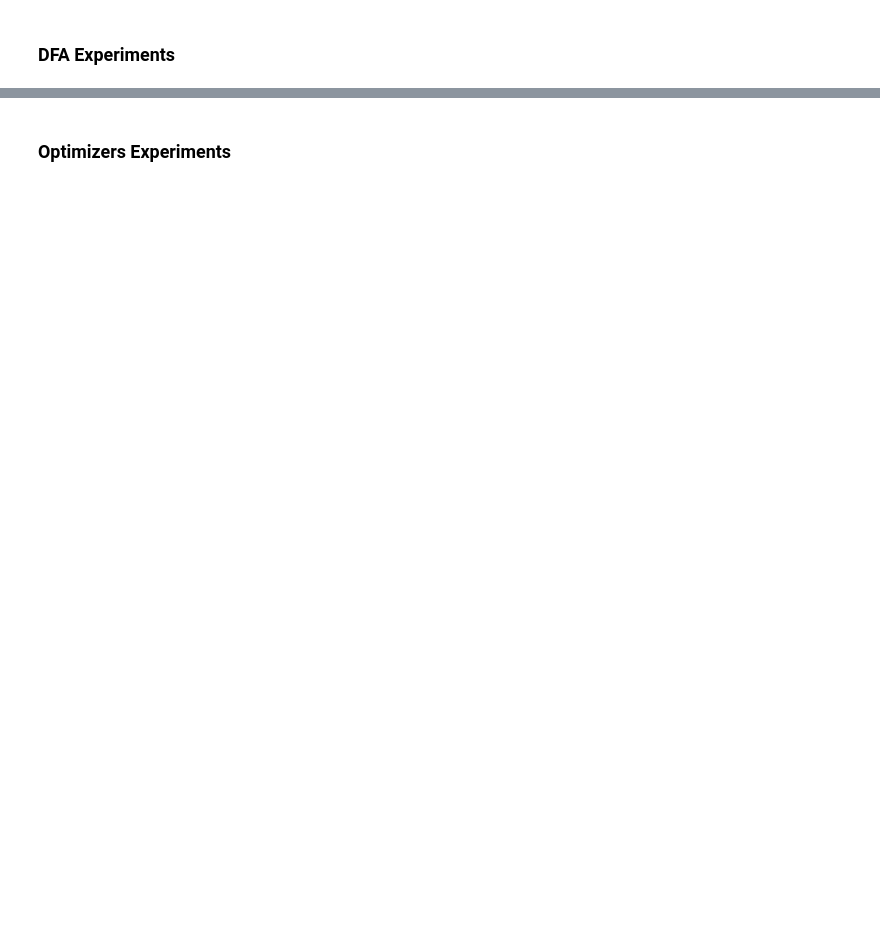
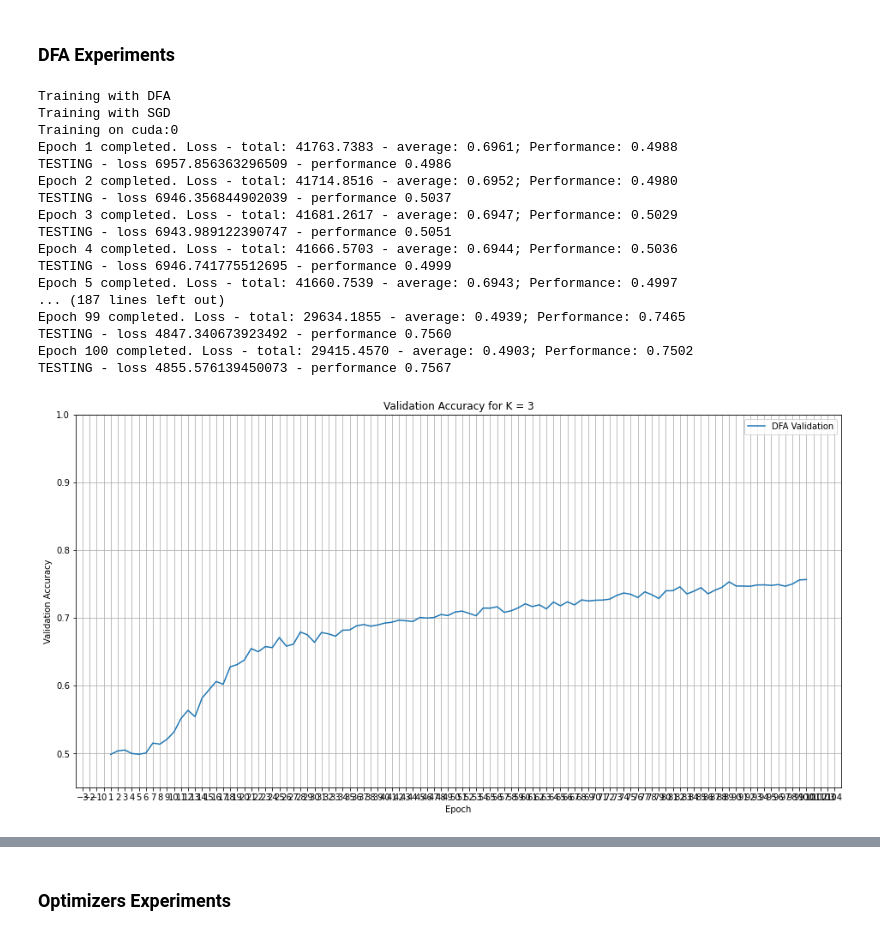
Before and after one commit to demirbilek95/Dynamics-of-Learning, a Jupyter notebook: 01-Experiments.ipynb, the cells around one changed output, grey strips where cells are left out. Drawn from its saved outputs; the diff is of its cells as text; code cells hidden in the pictures; blank space fills up the shorter version.

```diff
--- a/01-Experiments.ipynb
+++ b/01-Experiments.ipynb
@@ -176,13 +371,32 @@ plt.show();
 # %%
 # run DFA up to 100 epochs to see if we get similar result as BP
 k=3
 learn_rate = 0.01
 modelManual4 = MLPManual(k, learn_rate, loss_type, "DFA", B_initialization, optim, device, False)
 trainLostList_sgad4_sacratch, trainAccList_sgd4_scratch, \
 valLossList_sgd4_scratch, valAccList_sgd4_scratch  = train_model_manually(modelManual4, k, trainset, testset, loss_type, loss_fn, 100, batch_size, momentum,
-                                                                         nesterov_momentum, weight_decay, validate_model = True, device=device)
+                                                                         nesterov_momentum, validate_model = True, device=device)
 plt.figure(figsize=(16,8))
 plotValAccuracy(valAccList_sgd4_scratch, 100, "DFA Validation", 3)
+# %% [output]
+Training with DFA
+Training with SGD
+Training on cuda:0
+Epoch 1 completed. Loss - total: 41763.7383 - average: 0.6961; Performance: 0.4988
+TESTING - loss 6957.856363296509 - performance 0.4986
+Epoch 2 completed. Loss - total: 41714.8516 - average: 0.6952; Performance: 0.4980
+TESTING - loss 6946.356844902039 - performance 0.5037
+Epoch 3 completed. Loss - total: 41681.2617 - average: 0.6947; Performance: 0.5029
+TESTING - loss 6943.989122390747 - performance 0.5051
+Epoch 4 completed. Loss - total: 41666.5703 - average: 0.6944; Performance: 0.5036
+TESTING - loss 6946.741775512695 - performance 0.4999
+Epoch 5 completed. Loss - total: 41660.7539 - average: 0.6943; Performance: 0.4997
+... (187 lines left out)
+Epoch 99 completed. Loss - total: 29634.1855 - average: 0.4939; Performance: 0.7465
+TESTING - loss 4847.340673923492 - performance 0.7560
+Epoch 100 completed. Loss - total: 29415.4570 - average: 0.4903; Performance: 0.7502
+TESTING - loss 4855.576139450073 - performance 0.7567
+[figure, added]
 # %%
 # have plot for same learning rates (same lr array for each random matrix)
 num_epochs = 20
```
Also changed, not shown: parts of 30 cells of this notebook, 2 other files.
